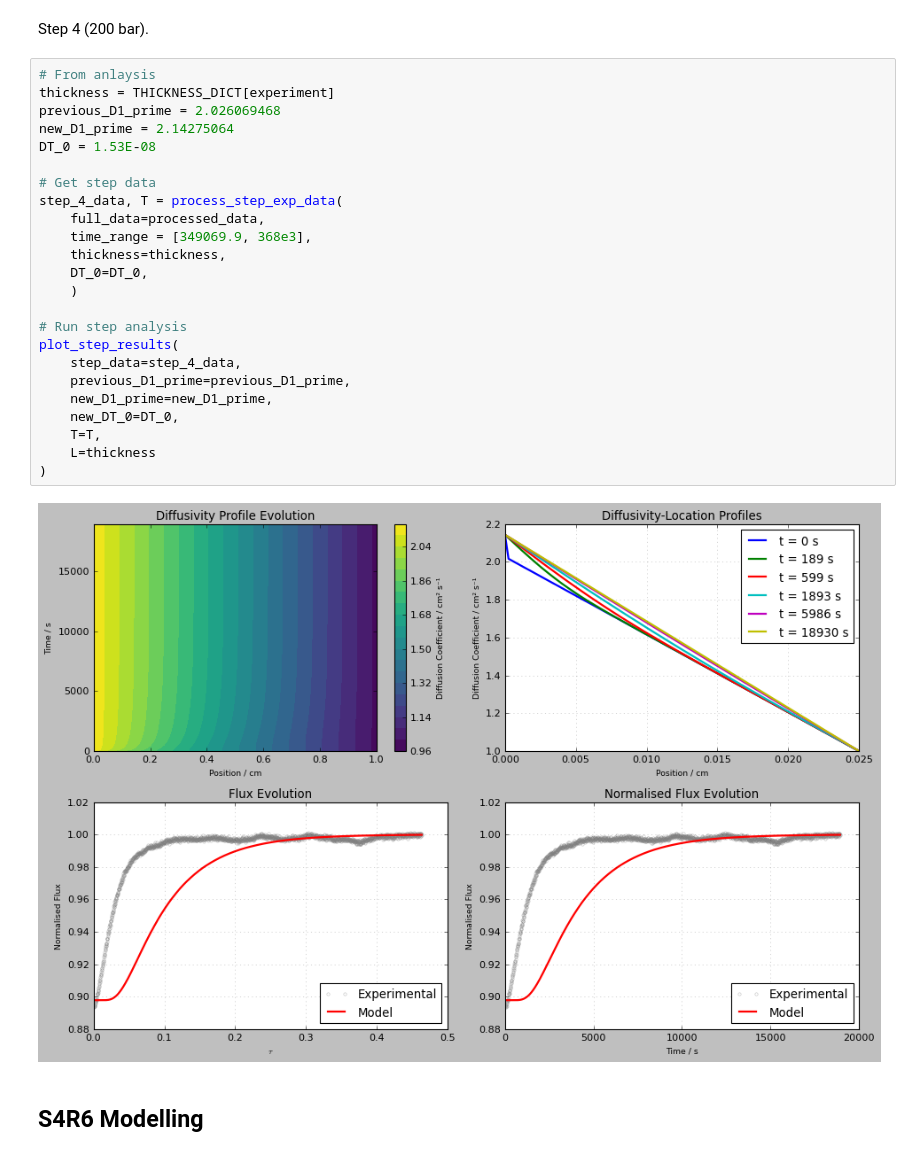
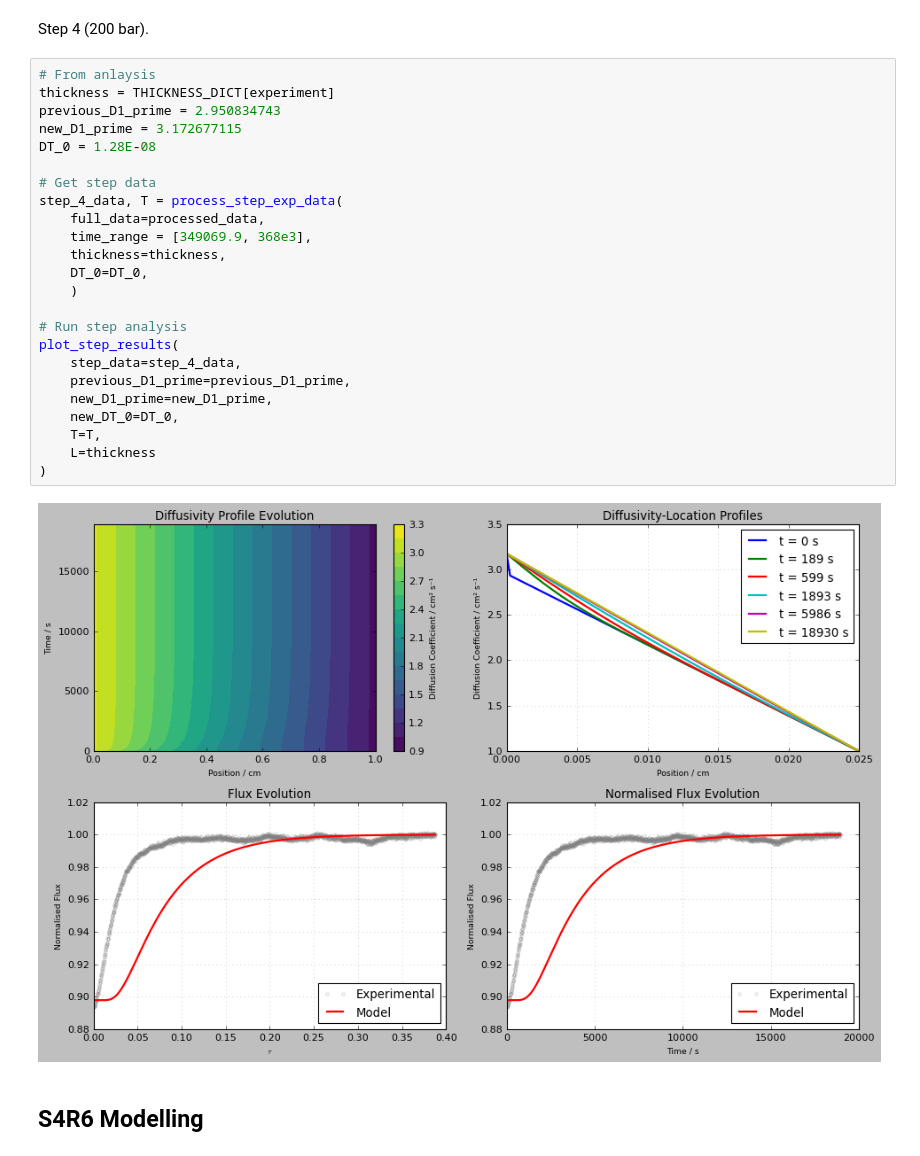
Before and after one commit to louis-sh-nguyen/object-oriented-pemeation-analysis, a Jupyter notebook: notebooks/pressure-step-modelling.ipynb, the cells around one changed output. Drawn from its saved outputs; the diff is of its cells as text.

```diff
--- a/notebooks/pressure-step-modelling.ipynb
+++ b/notebooks/pressure-step-modelling.ipynb
@@ -265,29 +265,29 @@ Step 4 (200 bar).
 # %%
 # From anlaysis
 thickness = THICKNESS_DICT[experiment]
-previous_D1_prime = 2.026069468
-new_D1_prime = 2.14275064
-DT_0 = 1.53E-08
+previous_D1_prime = 2.950834743
+new_D1_prime = 3.172677115
+DT_0 = 1.28E-08
 
 # Get step data
 step_4_data, T = process_step_exp_data(
     full_data=processed_data,
     time_range = [349069.9, 368e3],
     thickness=thickness,
     DT_0=DT_0,
     )
 
 # Run step analysis
 plot_step_results(
     step_data=step_4_data,
     previous_D1_prime=previous_D1_prime,
     new_D1_prime=new_D1_prime,
     new_DT_0=DT_0,
     T=T,
     L=thickness
 )
 # %% [output]
-[figure, old version]
+[figure, new version]
 # %% [markdown]
 ## S4R6 Modelling
 # %%
```
Also changed, not shown: parts of 5 cells of this notebook.
